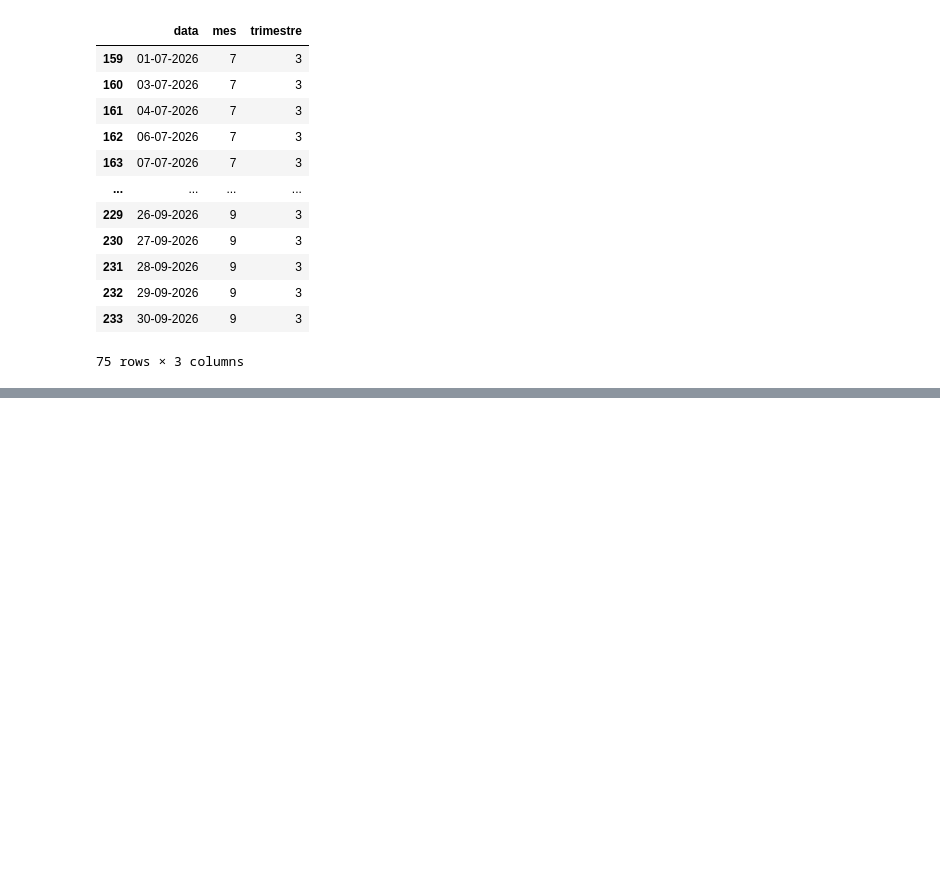
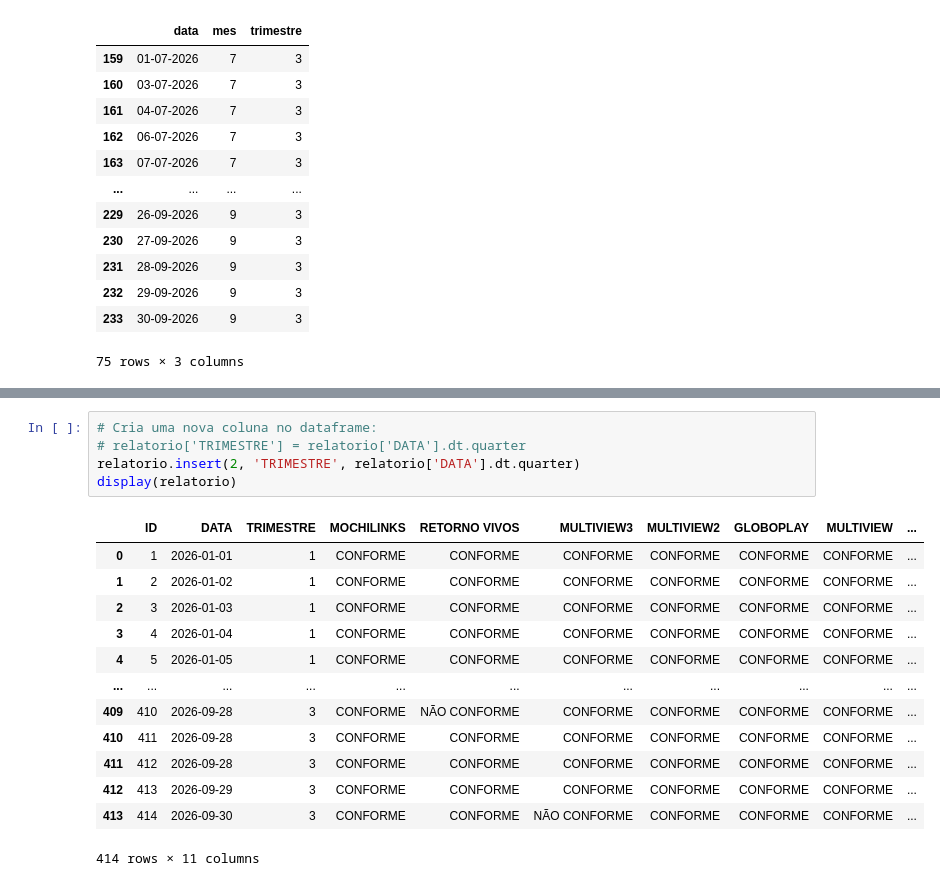
Before and after one commit to thalesboss/Topicos-bigdata-Python-com-pandas, a Jupyter notebook: etl.ipynb, the cells around one changed output, grey strips where cells are left out. Saved outputs shown, nothing was run; the diff lists cells and outputs as text; blank space fills up the shorter version.

```diff
--- a/etl.ipynb
+++ b/etl.ipynb
@@ -112,3 +112,22 @@ display(relatorio)
 | 412 | 413 | 2026-09-29 | CONFORME | CONFORME | CONFORME | CONFORME | CONFORME | CONFORME | CONFORME | ... |
 | 413 | 414 | 2026-09-30 | CONFORME | CONFORME | NÃO CONFORME | CONFORME | CONFORME | CONFORME | CONFORME | ... |
 414 rows × 10 columns
+# %%
+# Cria uma nova coluna no dataframe:
+# relatorio['TRIMESTRE'] = relatorio['DATA'].dt.quarter
+relatorio.insert(2, 'TRIMESTRE', relatorio['DATA'].dt.quarter)
+display(relatorio)
+# %% [output]
+|  | ID | DATA | TRIMESTRE | MOCHILINKS | RETORNO VIVOS | MULTIVIEW3 | MULTIVIEW2 | GLOBOPLAY | MULTIVIEW | ... |
+| 0 | 1 | 2026-01-01 | 1 | CONFORME | CONFORME | CONFORME | CONFORME | CONFORME | CONFORME | ... |
+| 1 | 2 | 2026-01-02 | 1 | CONFORME | CONFORME | CONFORME | CONFORME | CONFORME | CONFORME | ... |
+| 2 | 3 | 2026-01-03 | 1 | CONFORME | CONFORME | CONFORME | CONFORME | CONFORME | CONFORME | ... |
+| 3 | 4 | 2026-01-04 | 1 | CONFORME | CONFORME | CONFORME | CONFORME | CONFORME | CONFORME | ... |
+| 4 | 5 | 2026-01-05 | 1 | CONFORME | CONFORME | CONFORME | CONFORME | CONFORME | CONFORME | ... |
+| ... | ... | ... | ... | ... | ... | ... | ... | ... | ... | ... |
+| 409 | 410 | 2026-09-28 | 3 | CONFORME | NÃO CONFORME | CONFORME | CONFORME | CONFORME | CONFORME | ... |
+| 410 | 411 | 2026-09-28 | 3 | CONFORME | CONFORME | CONFORME | CONFORME | CONFORME | CONFORME | ... |
+| 411 | 412 | 2026-09-28 | 3 | CONFORME | CONFORME | CONFORME | CONFORME | CONFORME | CONFORME | ... |
+| 412 | 413 | 2026-09-29 | 3 | CONFORME | CONFORME | CONFORME | CONFORME | CONFORME | CONFORME | ... |
+| 413 | 414 | 2026-09-30 | 3 | CONFORME | CONFORME | NÃO CONFORME | CONFORME | CONFORME | CONFORME | ... |
+414 rows × 11 columns
```
Also changed, not shown: parts of 7 cells of this notebook.
